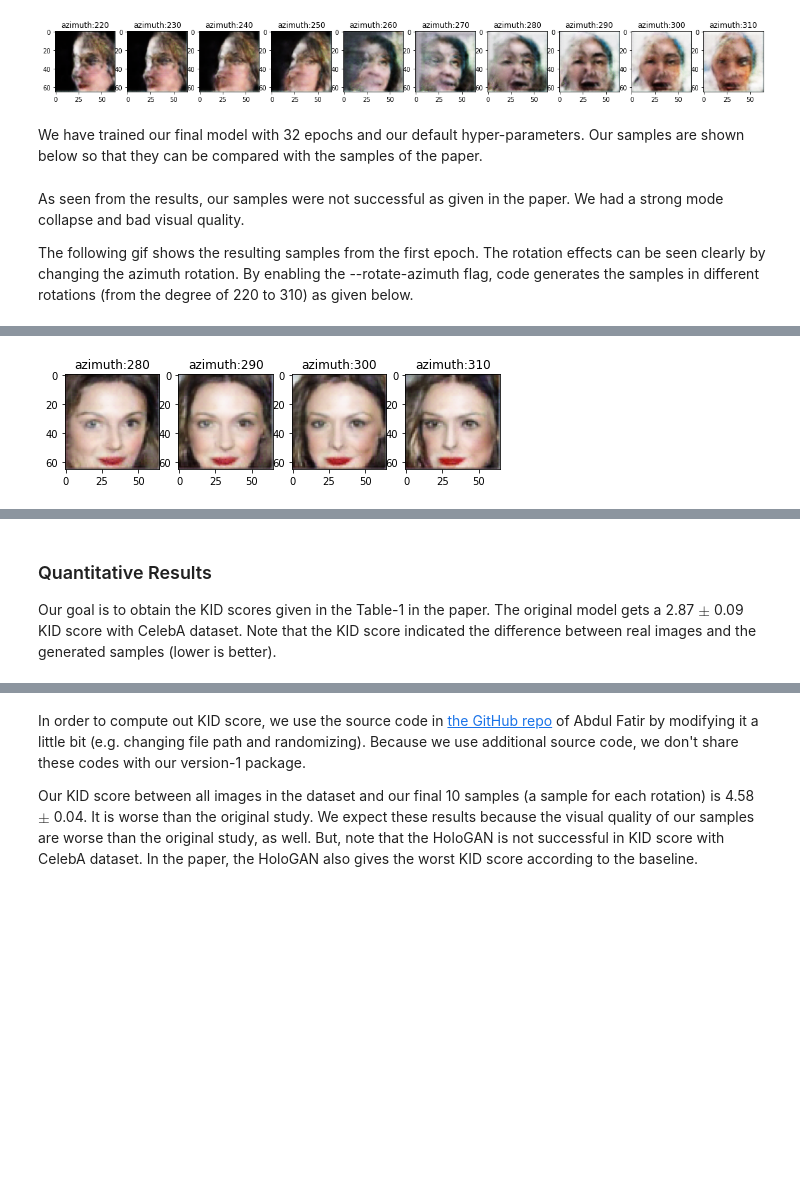
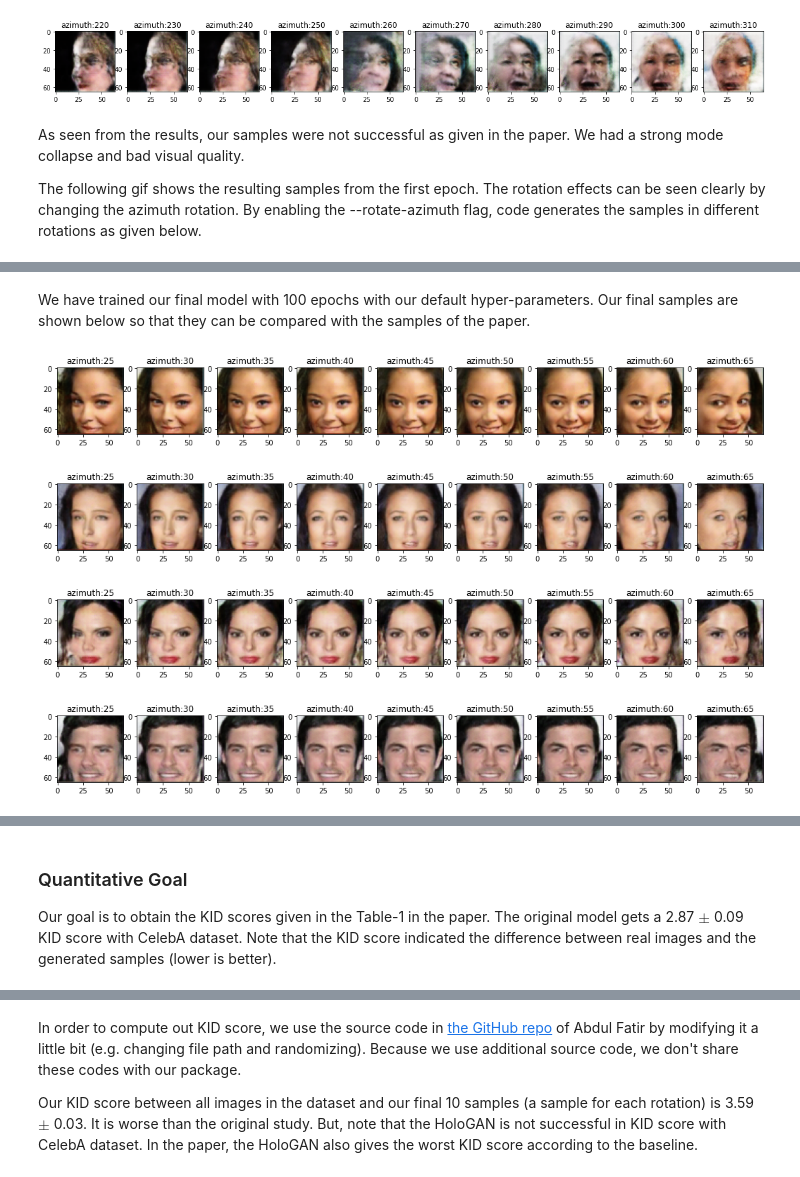
Before and after one commit to eksuas/HoloGAN-PyTorch, a Jupyter notebook: main.ipynb, the cells around one changed output, grey strips where cells are left out. Cells and saved outputs as stored; diff of their text form; code cells hidden in the pictures; blank space fills up the shorter version.

Commit message:
final version

```diff
--- a/main.ipynb
+++ b/main.ipynb
@@ -185,41 +158,45 @@ for i, rotation in enumerate(range(low, high, step)):
 plt.show()
 # %% [output]
 [figure]
-# %% [markdown]
-We have trained our final model with 32 epochs and our default hyper-parameters. Our samples are shown below so that they can be compared with the samples of the paper.
 # %% [markdown]
 As seen from the results, our samples were not successful as given in the paper. We had a strong mode collapse and bad visual quality.
 
-The following gif shows the resulting samples from the first epoch. The rotation effects can be seen clearly by changing the azimuth rotation. By enabling the --rotate-azimuth flag, code generates the samples in different rotations (from the degree of 220 to 310) as given below.
+The following gif shows the resulting samples from the first epoch. The rotation effects can be seen clearly by changing the azimuth rotation. By enabling the --rotate-azimuth flag, code generates the samples in different rotations as given below.
 # %%
 from IPython.display import HTML
 HTML('<img src="samples/epoch0.gif">')
 # %% [output]
 [interactive output not drawn]
+# %% [markdown]
+We have trained our final model with 100 epochs with our default hyper-parameters. Our final samples are shown below so that they can be compared with the samples of the paper.
 # %%
 import os
 import matplotlib.pyplot as plt
 import matplotlib.image as mpimg
 
 if args.rotate_azimuth:
-    low, high, step = args.azimuth_low, args.azimuth_high, 10
+    low, high, step = args.azimuth_low, args.azimuth_high, 5
 elif args.rotate_elevation:
     low, high, step = args.elevation_low, args.elevation_high, 5
 else:
     low, high, step = 0, 10, 1
 
-timestamp = "1591872299.215277" # The samples generated above
-folder = os.path.join(args.samples_dir, "sample_"+str(timestamp))
+for folderid in range(4):
+    timestamp = str(folderid)
+    folder = os.path.join(args.samples_dir, "sample_"+str(timestamp))
 
-fig = plt.figure(figsize=(20,20))
-for i, rotation in enumerate(range(280, high, step)):
-    image = mpimg.imread(os.path.join(folder, "samples_"+str(rotation)+".png"))
-    a = fig.add_subplot(1, 10, i+1)
-    plt.imshow(image)
-    a.set_title("azimuth:" + str(rotation))
+    fig = plt.figure(figsize=(20,20))
+    for i, rotation in enumerate(range(low, high+1, step)):
+        image = mpimg.imread(os.path.join(folder, "samples_"+str(rotation)+".png"))
+        a = fig.add_subplot(1, 10, i+1)
+        plt.imshow(image)
+        a.set_title("azimuth:" + str(rotation))
 
-plt.show()
+    plt.show()
 # %% [output]
-[figure, old version]
+[figure, new version]
+[figure, added]
+[figure, added]
+[figure, added]
 # %%
 from IPython.display import HTML
@@ -227,7 +204,7 @@ HTML('<img src="samples/epoch32.gif">')
 # %% [output]
 [interactive output not drawn]
 # %% [markdown]
-### Quantitative Results
+### Quantitative Goal
 
 Our goal is to obtain the KID scores given in the Table-1 in the paper. The original model gets a 2.87 $\pm$ 0.09 KID score with CelebA dataset. Note that the KID score indicated the difference between real images and the generated samples (lower is better).
 # %%
@@ -236,9 +213,9 @@ HTML('<img src="figures/goal_table.PNG" width="500">')
 # %% [output]
 [interactive output not drawn]
 # %% [markdown]
-In order to compute out KID score, we use the source code in [the GitHub repo](https://github.com/abdulfatir/gan-metrics-pytorch) of Abdul Fatir by modifying it a little bit (e.g. changing file path and randomizing). Because we use additional source code, we don't share these codes with our version-1 package.
+In order to compute out KID score, we use the source code in [the GitHub repo](https://github.com/abdulfatir/gan-metrics-pytorch) of Abdul Fatir by modifying it a little bit (e.g. changing file path and randomizing). Because we use additional source code, we don't share these codes with our package.
 
-Our KID score between all images in the dataset and our final 10 samples (a sample for each rotation) is 4.58 $\pm$ 0.04. It is worse than the original study. We expect these results because the visual quality of our samples are worse than the original study, as well. But, note that the HoloGAN is not successful in KID score with CelebA dataset. In the paper, the HoloGAN also gives the worst KID score according to the baseline.
+Our KID score between all images in the dataset and our final 10 samples (a sample for each rotation) is 3.59 $\pm$ 0.03. It is worse than the original study. But, note that the HoloGAN is not successful in KID score with CelebA dataset. In the paper, the HoloGAN also gives the worst KID score according to the baseline.
 # %% [markdown]
 ### Difficulties Encountered
 
```
Also changed, not shown: parts of 10 cells of this notebook, 30 other files.
